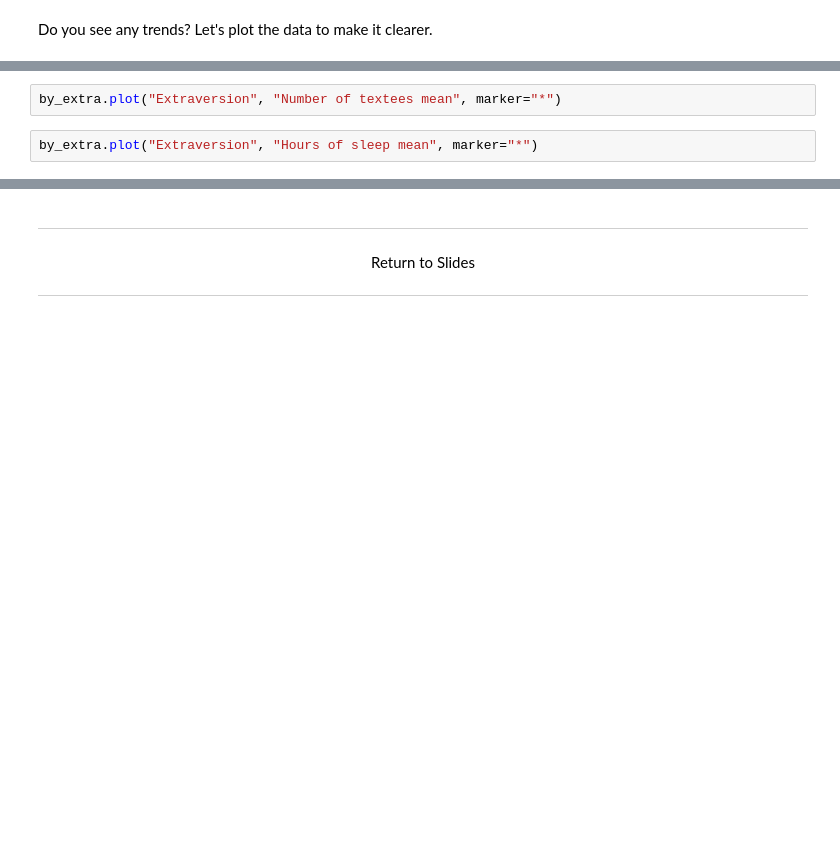
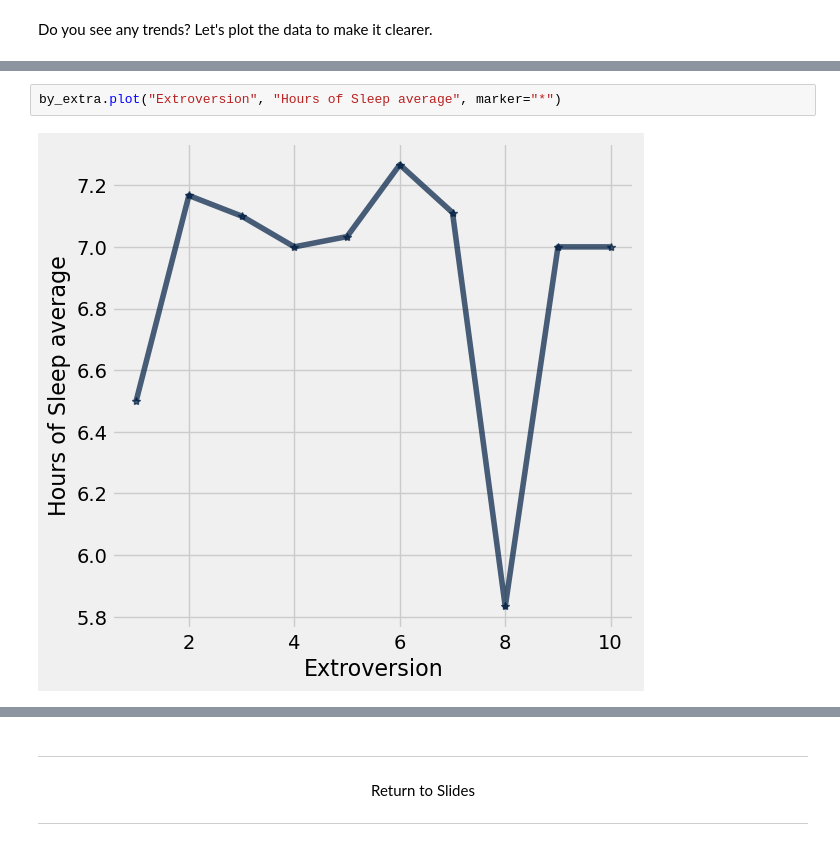
Before and after one commit to ucsb-ds/cmpsc5a-s24-students, a Jupyter notebook: lec-notebooks/lec10_pivots_joins-live.ipynb, the cells around one changed output, grey strips where cells are left out. Saved outputs shown, nothing was run; the diff lists cells and outputs as text; blank space fills up the shorter version.

```diff
--- a/lec-notebooks/lec10_pivots_joins-live.ipynb
+++ b/lec-notebooks/lec10_pivots_joins-live.ipynb
@@ -395,4 +503,4 @@ Do you see any trends?  Let's plot the data to make it clearer.
 # %%
-by_extra.plot("Extraversion", "Number of textees mean", marker="*")
+by_extra.plot("Extroversion", "Hours of Sleep average", marker="*")
+# %% [output]
+[figure, added]
-# %%
-by_extra.plot("Extraversion", "Hours of sleep mean", marker="*")
```
Also changed, not shown: parts of 35 cells of this notebook.
